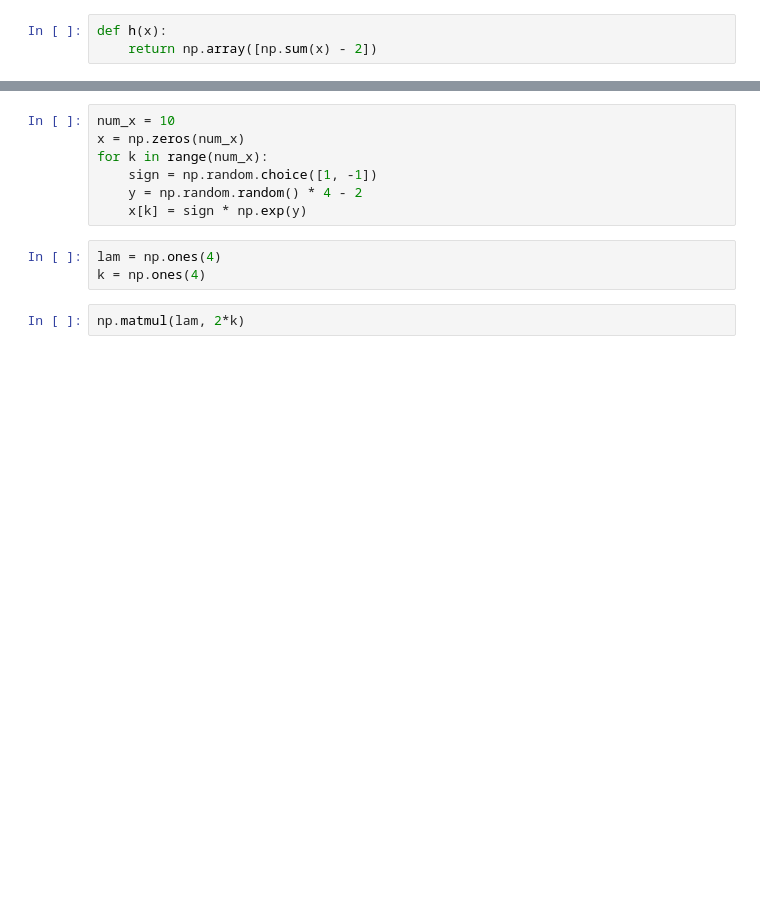
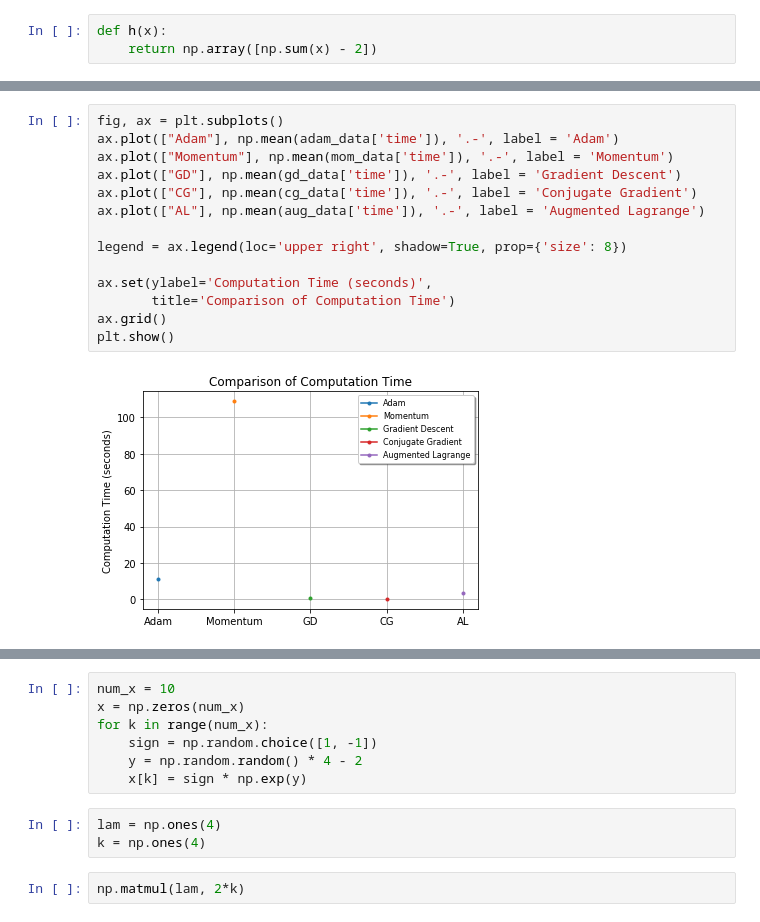
Before and after one commit to lichenhao608/Optimization_Project, a Jupyter notebook: Optimizer_Comparison.ipynb, the cells around one changed output, grey strips where cells are left out. Cells and saved outputs as stored; diff of their text form; blank space fills up the shorter version.

```diff
--- a/Optimizer_Comparison.ipynb
+++ b/Optimizer_Comparison.ipynb
@@ -96,0 +101,16 @@ evaluate(lagrange, rosen, 10, N=1)
+# %%
+fig, ax = plt.subplots()
+ax.plot(["Adam"], np.mean(adam_data['time']), '.-', label = 'Adam')
+ax.plot(["Momentum"], np.mean(mom_data['time']), '.-', label = 'Momentum')
+ax.plot(["GD"], np.mean(gd_data['time']), '.-', label = 'Gradient Descent')
+ax.plot(["CG"], np.mean(cg_data['time']), '.-', label = 'Conjugate Gradient')
+ax.plot(["AL"], np.mean(aug_data['time']), '.-', label = 'Augmented Lagrange')
+
+legend = ax.legend(loc='upper right', shadow=True, prop={'size': 8})
+
+ax.set(ylabel='Computation Time (seconds)',
+       title='Comparison of Computation Time')
+ax.grid()
+plt.show()
+# %% [output]
+[figure, added]
```
Also changed, not shown: parts of 13 cells of this notebook, 2 other files.
